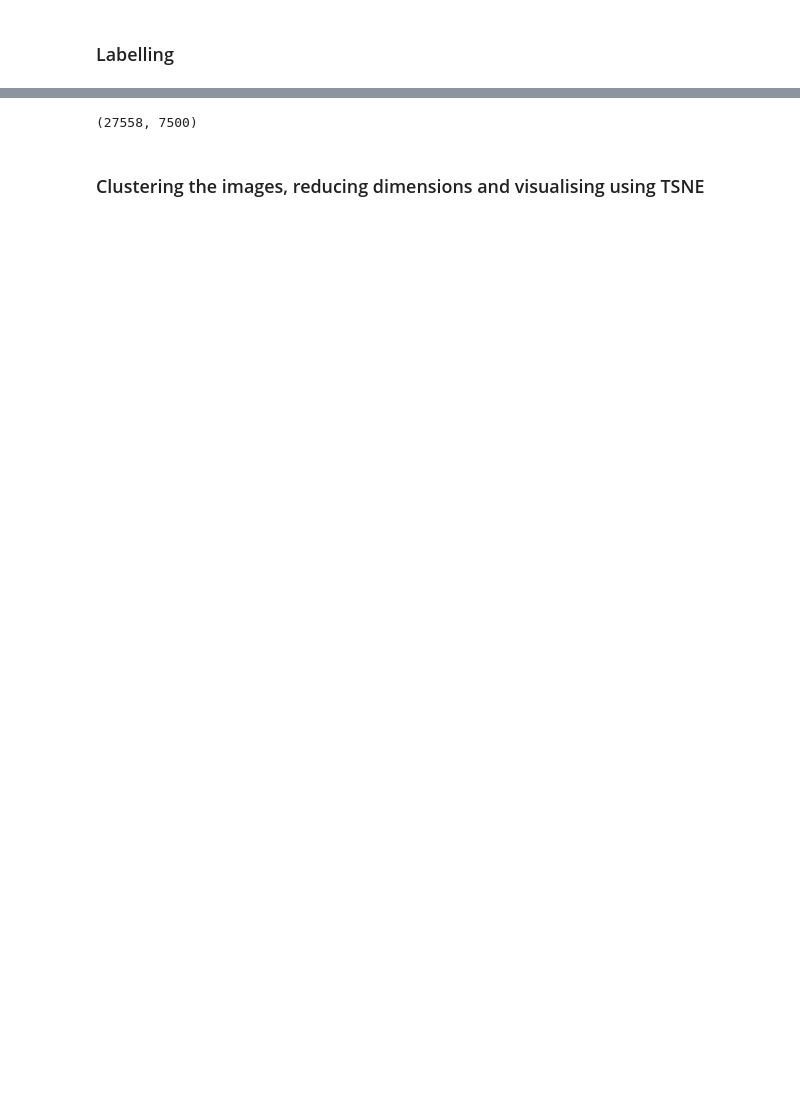
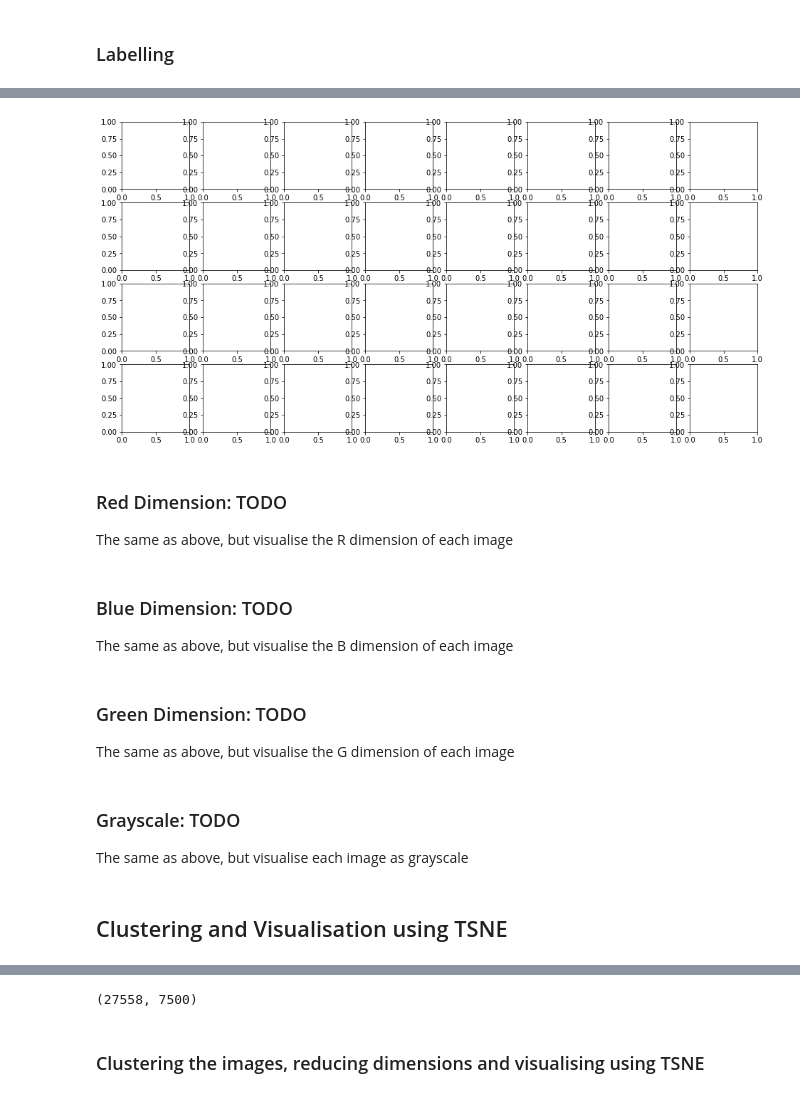
Before and after one commit to madhava20217/Malaria-Detection-from-Cells, a Jupyter notebook: EDA/eda.ipynb, the cells around one changed output, grey strips where cells are left out. Cells and saved outputs as stored; diff of their text form; code cells hidden in the pictures; blank space fills up the shorter version.

```diff
--- a/EDA/eda.ipynb
+++ b/EDA/eda.ipynb
@@ -134,0 +118,24 @@ print(image_array.shape, image_array.dtype)
+# %%
+#TODO:  EDA
+
+figs, axes = plt.subplots(4, 8, figsize = (16, 8))
+# %% [output]
+[figure, added]
+# %% [markdown]
+### Red Dimension: TODO
+
+The same as above, but visualise the R dimension of each image
+# %% [markdown]
+### Blue Dimension: TODO
+
+The same as above, but visualise the B dimension of each image
+# %% [markdown]
+### Green Dimension: TODO
+
+The same as above, but visualise the G dimension of each image
+# %% [markdown]
+### Grayscale: TODO
+
+The same as above, but visualise each image as grayscale
+# %% [markdown]
+## Clustering and Visualisation using TSNE
```
Also changed, not shown: parts of 22 cells of this notebook.
